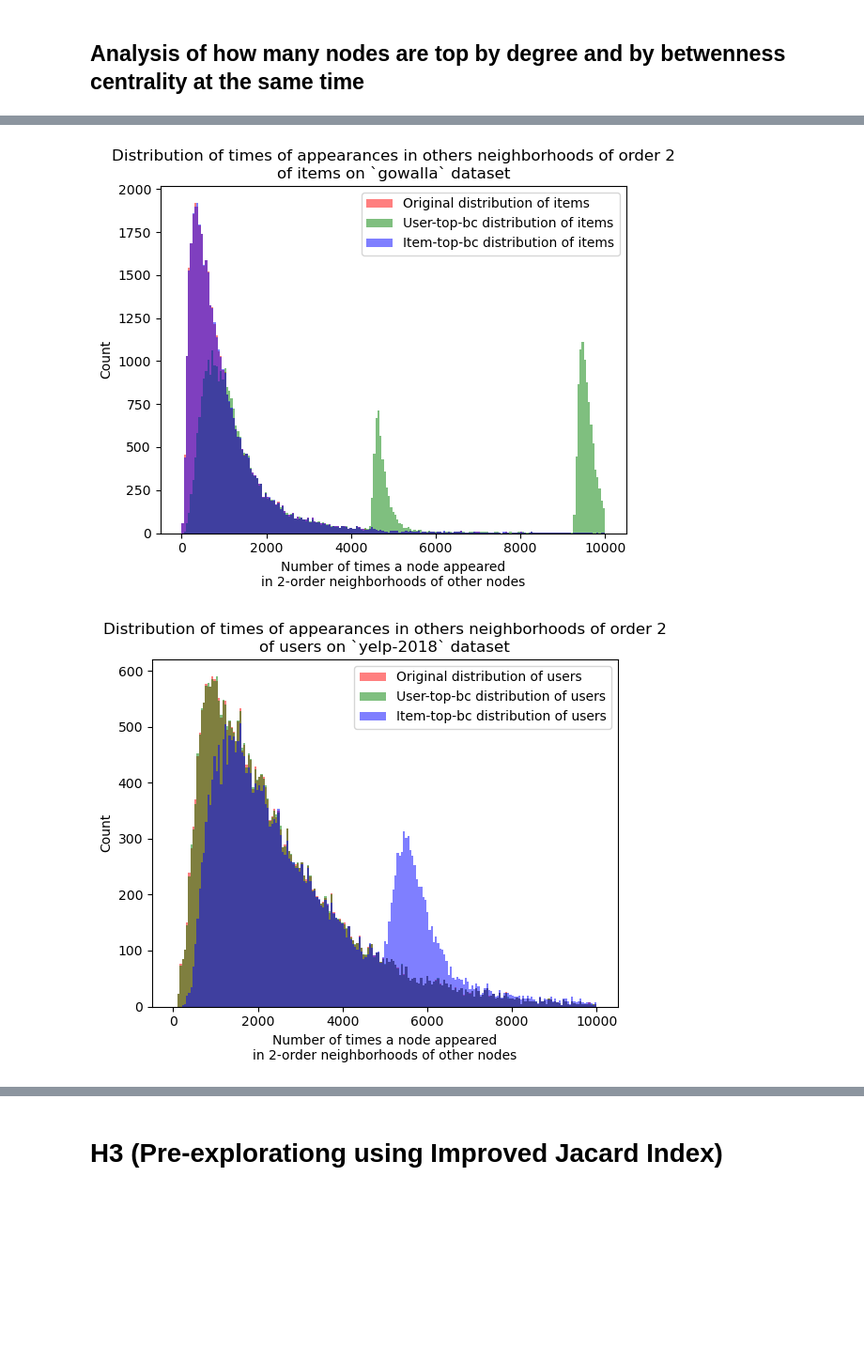
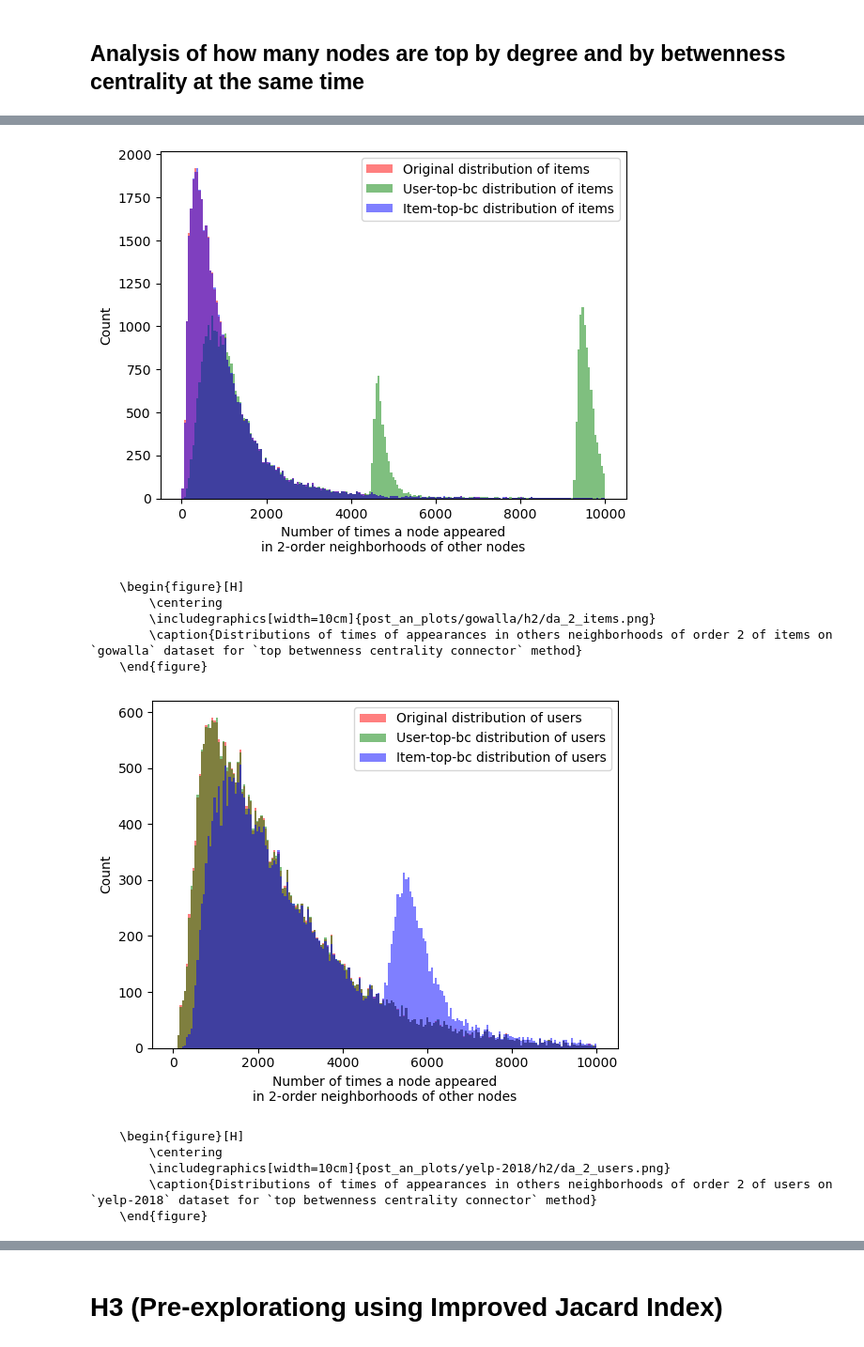
Before and after one commit to Kridr/HSE_Thesis, a Jupyter notebook: post_analysis.ipynb, the cells around one changed output, grey strips where cells are left out. Shown at 94% size. Drawn from its saved outputs; the diff is of its cells as text; code cells hidden in the pictures; blank space fills up the shorter version.

```diff
--- a/post_analysis.ipynb
+++ b/post_analysis.ipynb
@@ -120,3 +226,8 @@ for dataset_name in [GOWALLA_DATASET_NAME, YELP_2018_DATASET_NAME, AMAZON_BOOK_D
 # %% [markdown]
 # Hypothesis 2 (Connecting to top betweenness nodes)
+# %%
+H2_DATASET_SUFFIX_TEMPLATE = "--c-bc--{}--q=0.99"
+H2_SUFFIX = "top-bc"
+H2_SAVE_FOLDER = "h2"
+H2_METHOD_NAME = "top betweenness centrality connector"
 # %% [markdown]
@@ -124,8 +235,8 @@ for dataset_name in [GOWALLA_DATASET_NAME, YELP_2018_DATASET_NAME, AMAZON_BOOK_D
 # %%
 for dataset_name in [GOWALLA_DATASET_NAME, YELP_2018_DATASET_NAME, AMAZON_BOOK_DATASET_NAME]:
     G_orig, _, _ = get_repaired_interactions(dataset_name)
-    G_user_top_bc, _, _ = get_repaired_interactions(dataset_name + "--c-bc--user--q=0.99")
-    G_item_top_bc, _, _ = get_repaired_interactions(dataset_name + "--c-bc--item--q=0.99")
+    G_user_top_bc, _, _ = get_repaired_interactions(dataset_name + H2_DATASET_SUFFIX_TEMPLATE.format(USER_COLNAME))
+    G_item_top_bc, _, _ = get_repaired_interactions(dataset_name + H2_DATASET_SUFFIX_TEMPLATE.format(ITEM_COLNAME))
 
     print(len(G_orig.edges), len(G_user_top_bc.edges), len(G_item_top_bc.edges))
 
@@ -133,8 +244,14 @@ for dataset_name in [GOWALLA_DATASET_NAME, YELP_2018_DATASET_NAME, AMAZON_BOOK_D
     user_top_bc_u_distr, user_top_bc_i_distr = get_user_item_degree_distribution(G_user_top_bc)
     item_top_bc_u_distr, item_top_bc_i_distr = get_user_item_degree_distribution(G_item_top_bc)
 
-    plot_degree_distributions(dataset_name, orig_u_distr, user_top_bc_u_distr, item_top_bc_u_distr, USER_COLNAME, "top-bc")
-    plot_degree_distributions(dataset_name, orig_i_distr, user_top_bc_i_distr, item_top_bc_i_distr, ITEM_COLNAME, "top-bc")
+    plot_degree_distributions(
+        dataset_name, orig_u_distr, user_top_bc_u_distr, item_top_bc_u_distr,
+        USER_COLNAME, H2_SAVE_FOLDER, H2_METHOD_NAME, H2_SUFFIX
+    )
+    plot_degree_distributions(
+        dataset_name, orig_i_distr, user_top_bc_i_distr, item_top_bc_i_distr,
+        ITEM_COLNAME, H2_SAVE_FOLDER, H2_METHOD_NAME, H2_SUFFIX
+    )
 
     df_max = pd.DataFrame.from_dict(
         {
@@ -218,14 +326,19 @@ def get_top_degree_bc_intersection_sizes(G: nx.Graph, bc_dict: dict, nodes: list
 
     return avg_degree_for_bc_dict
 # %%
-def plot_avg_degree(avg_users_degree_for_bc_dict: dict, avg_items_degree_for_bc_dict: dict, dataset_name: str):
+def plot_avg_degree(avg_users_degree_for_bc_dict: dict, avg_items_degree_for_bc_dict: dict, dataset_name: str, save_folder: str):
+    img_path = f"{POST_AN_IMG_DIR}/{dataset_name}/{save_folder}/avg_degree.png"
+    message = f"Average degree for top betweenness nodes on {dataset_name}"
+
     plt.plot(*tuple(zip(*(avg_users_degree_for_bc_dict.items()))), label="Average users degree", color="red")
     plt.plot(*tuple(zip(*(avg_items_degree_for_bc_dict.items()))), label="Average items degree", color="blue")
-    plt.title(f"Average degree for top betweenness nodes\n on {dataset_name}")
     plt.xlabel("betwenness centrality quantile")
     plt.ylabel("Average degree")
     plt.legend()
+    plt.savefig(img_path)
     plt.show()
+
+    print_latex_img(img_path, message)
 # %%
 for dataset_name in [GOWALLA_DATASET_NAME, YELP_2018_DATASET_NAME, AMAZON_BOOK_DATASET_NAME]:
     G_orig, _, _ = get_repaired_interactions(dataset_name)
@@ -239,5 +352,5 @@ for dataset_name in [GOWALLA_DATASET_NAME, YELP_2018_DATASET_NAME, AMAZON_BOOK_D
     avg_users_degree_for_bc_dict = get_top_degree_bc_intersection_sizes(G_orig, bc_dict, users, qs)
     avg_items_degree_for_bc_dict = get_top_degree_bc_intersection_sizes(G_orig, bc_dict, items, qs)
 
-    plot_avg_degree(avg_users_degree_for_bc_dict, avg_items_degree_for_bc_dict, dataset_name)
+    plot_avg_degree(avg_users_degree_for_bc_dict, avg_items_degree_for_bc_dict, dataset_name, H2_SAVE_FOLDER)
 # %% [output]
@@ -273,13 +378,19 @@ def plot_khop_dict_distribution_h2(
 K = 2
 for dataset_name in [GOWALLA_DATASET_NAME, YELP_2018_DATASET_NAME, AMAZON_BOOK_DATASET_NAME]:
     G_orig, _, _ = get_repaired_interactions(dataset_name)
-    G_user_top_bc, _, _ = get_repaired_interactions(dataset_name + "--c-bc--user--q=0.99")
-    G_item_top_bc, _, _ = get_repaired_interactions(dataset_name + "--c-bc--item--q=0.99")
+    G_user_top_bc, _, _ = get_repaired_interactions(dataset_name + H2_DATASET_SUFFIX_TEMPLATE.format(USER_COLNAME))
+    G_item_top_bc, _, _ = get_repaired_interactions(dataset_name + H2_DATASET_SUFFIX_TEMPLATE.format(ITEM_COLNAME))
 
     orig_u_khop_counts, orig_i_khop_counts = get_user_item_khop_neighbors_dicts(G_orig, k=K)
     user_top_bc_u_khop_counts, user_top_bc_i_khop_counts = get_user_item_khop_neighbors_dicts(G_user_top_bc, k=K)
     item_top_bc_u_khop_counts, item_top_bc_i_khop_counts = get_user_item_khop_neighbors_dicts(G_item_top_bc, k=K)
 
-    plot_khop_dict_distribution_h2(orig_u_khop_counts, user_top_bc_u_khop_counts, item_top_bc_u_khop_counts, "user", k=K)
-    plot_khop_dict_distribution_h2(orig_i_khop_counts, user_top_bc_i_khop_counts, item_top_bc_i_khop_counts, "item", k=K)
+    plot_k_order_neighbors_distributions(
+        dataset_name, orig_u_khop_counts, user_top_bc_u_khop_counts, item_top_bc_u_khop_counts,
+        USER_COLNAME, K, H2_SAVE_FOLDER, H2_METHOD_NAME, H2_SUFFIX
+    )
+    plot_k_order_neighbors_distributions(
+        dataset_name, orig_i_khop_counts, user_top_bc_i_khop_counts, item_top_bc_i_khop_counts,
+        ITEM_COLNAME, K, H2_SAVE_FOLDER, H2_METHOD_NAME, H2_SUFFIX
+    )
 # %% [output]
@@ -287,2 +403,12 @@ for dataset_name in [GOWALLA_DATASET_NAME, YELP_2018_DATASET_NAME, AMAZON_BOOK_D
-[figure, old version]
+[figure, new version]
+    \begin{figure}[H]
+        \centering
+        \includegraphics[width=10cm]{post_an_plots/gowalla/h2/da_2_items.png}
+        \caption{Distributions of times of appearances in others neighborhoods of order 2 of items on `gowalla` dataset for `top betwenness centrality connector` method}
+    \end{figure}
-[figure, old version]
+[figure, new version]
+    \begin{figure}[H]
+        \centering
+        \includegraphics[width=10cm]{post_an_plots/yelp-2018/h2/da_2_users.png}
+        \caption{Distributions of times of appearances in others neighborhoods of order 2 of users on `yelp-2018` dataset for `top betwenness centrality connector` method}
+    \end{figure}
```
Also changed, not shown: parts of 20 cells of this notebook.
